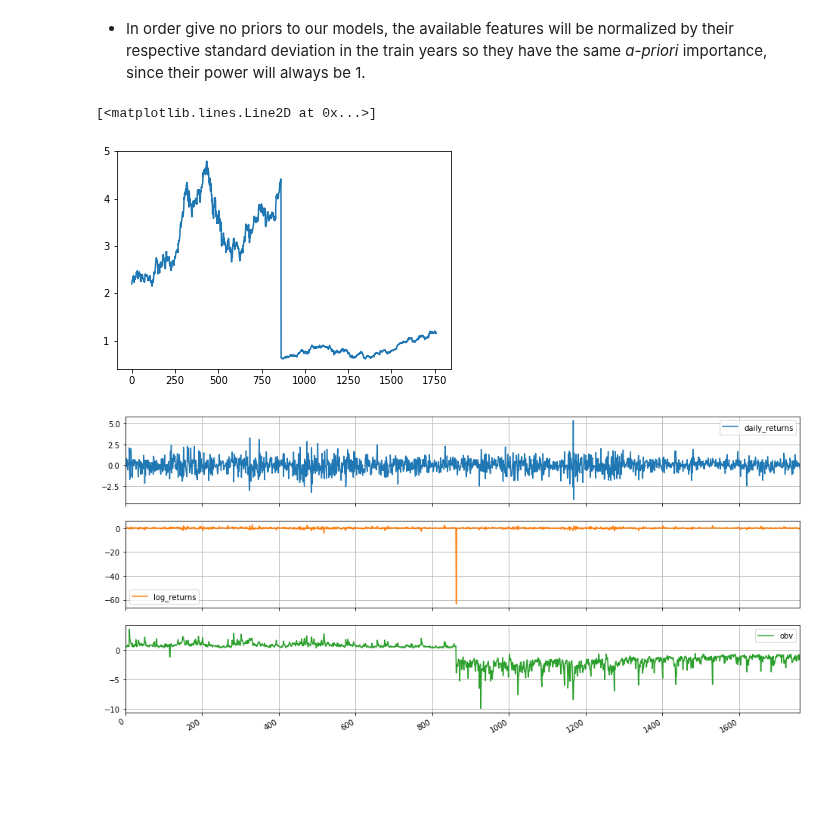
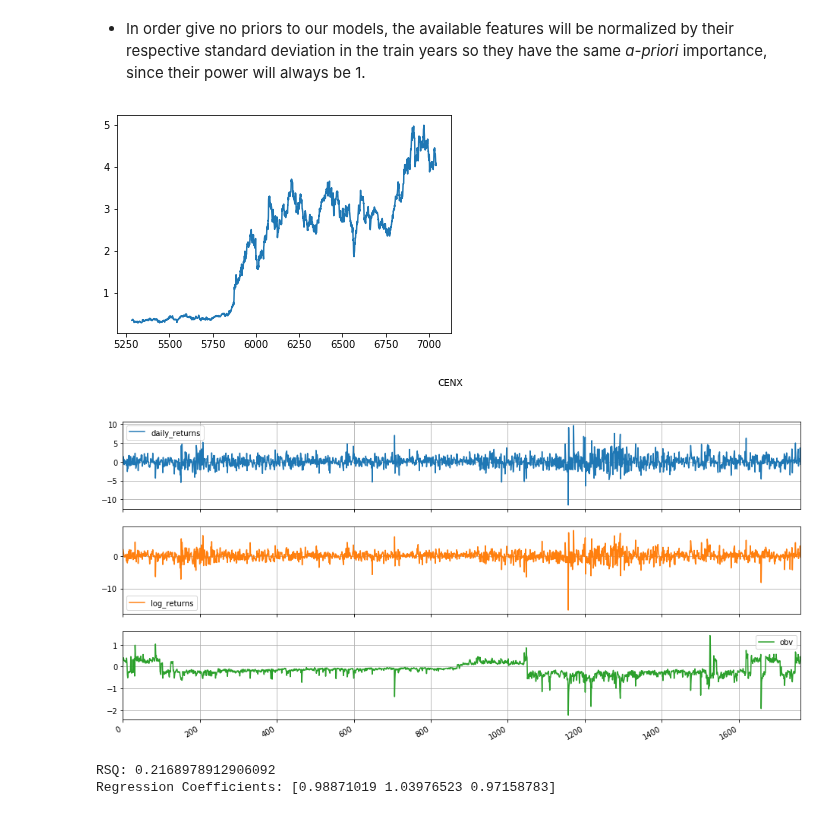
Before and after one commit to leoniloris/Stock-Price-Prediction, a Jupyter notebook: stock_price_prediction.ipynb, the cells around one changed output. Saved outputs shown, nothing was run; the diff lists cells and outputs as text; code cells hidden in the pictures; blank space fills up the shorter version.

```diff
--- a/stock_price_prediction.ipynb
+++ b/stock_price_prediction.ipynb
@@ -55,7 +55,7 @@ import numpy as np
 api_key = os.environ['QUANDL_API_KEY']
 metadata_filename = 'WIKI_metadata.csv'
 dataset_filename = 'WIKI_dataset.csv'
-dates_range = ['2010-12-31', '2017-12-31']
+dates_range = ['2000-12-31', '2017-12-31']
 # %% [markdown]
 ## Downloading and extracting the dataset
 # %%
@@ -108,7 +105,7 @@ dataset_df
 # %%
 quandl.ApiConfig.api_key = api_key
 
-dataset_df = quandl.get_table('WIKI/PRICES', ticker = ['CENX', 'TSLA', 'QCOM', 'DPS'],
+dataset_df = quandl.get_table('WIKI/PRICES', ticker = ['CENX', 'QCOM', 'YHOO', 'MCD'],
                         date = {'gte': dates_range[0], 'lte': dates_range[1]},
                         paginate=True)
 dataset_df.head()
@@ -249,7 +245,7 @@ _features_df = features_df[['open', 'high', 'low', 'close', 'volume', 'daily_ret
 _features_df = _features_df.div(_features_df.std())
 features_df[['open', 'high', 'low', 'close', 'volume', 'daily_returns', 'log_returns', 'obv']] = _features_df
 # %%
-plt.plot(features_df[features_df.ticker == 'AAPL']['close'])
+plt.plot(features_df[features_df.ticker == 'TSLA']['close'])
+plt.show()
 # %% [output]
-[<matplotlib.lines.Line2D at 0x...>]
-[figure, old version]
+[figure, new version]
@@ -256,5 +254,6 @@ plt.plot(features_df[features_df.ticker == 'AAPL']['close'])
 # %%
-features_df[features_df.ticker == 'AAPL'][['daily_returns', 'log_returns', 'obv']].plot(subplots=True, figsize=(16, 8), grid=True)
+features_df[features_df.ticker == 'CENX'][['daily_returns', 'log_returns', 'obv']]\
+    .plot(subplots=True, figsize=(16, 8), grid=True, title='CENX')
 plt.show()
 # %% [output]
-[figure, old version]
+[figure, new version]
@@ -260,0 +274,11 @@ plt.show()
+# %%
+from sklearn.linear_model import LinearRegression
+model = LinearRegression()
+features = pd.concat([f01,f02,f03],axis=1)
+features.columns = ['f01','f02','f03']
+model.fit(X=features,y=outcome)
+print('RSQ: '+str(model.score(X=features,y=outcome)))
+print('Regression Coefficients: '+str(model.coef_))
+# %% [output]
+RSQ: 0.2168978912906092
+Regression Coefficients: [0.98871019 1.03976523 0.97158783]
```
Also changed, not shown: parts of 6 cells of this notebook.
